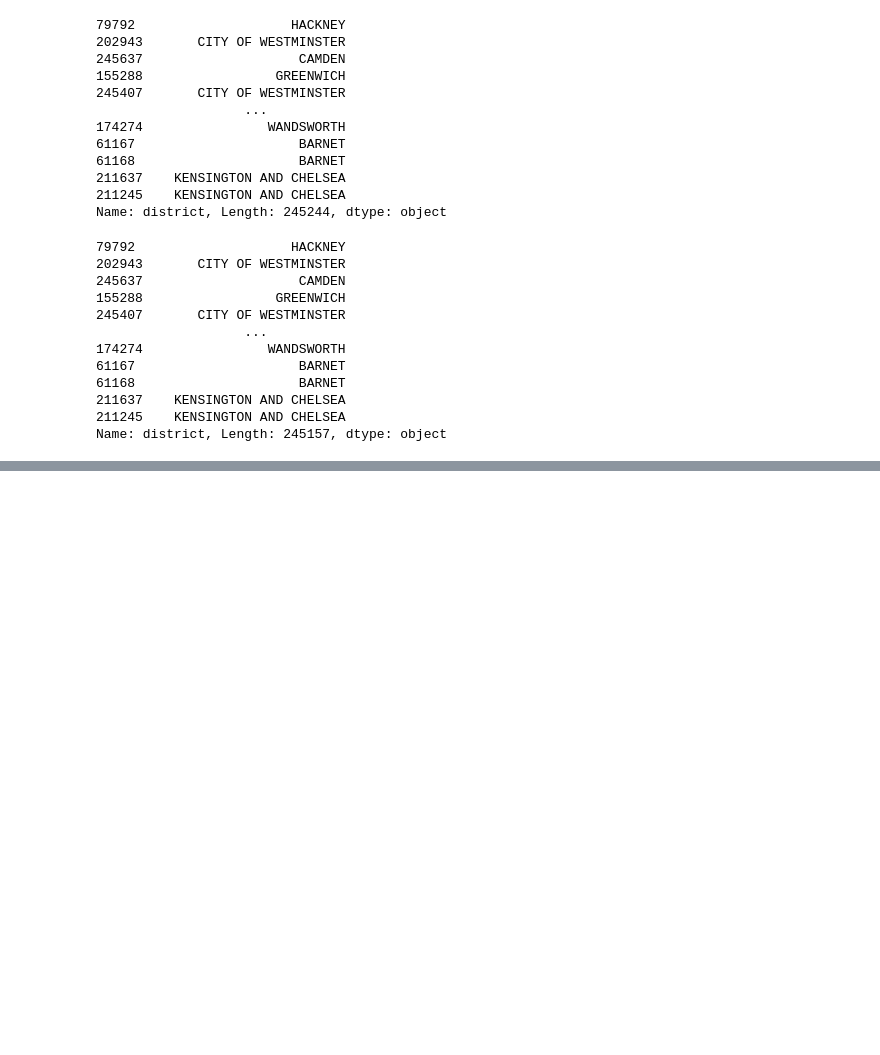
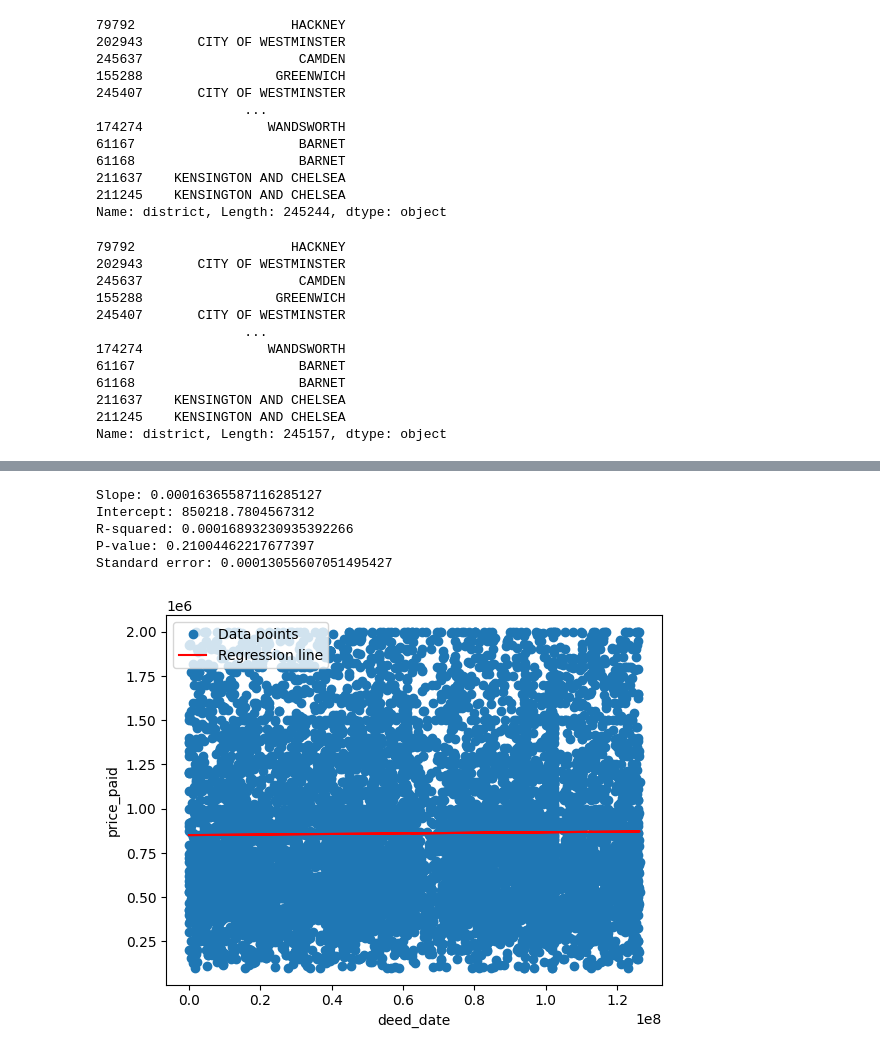
Before and after one commit to Ajeyanth/HousePrices, a Jupyter notebook: HousesPrices.ipynb, the cells around one changed output, grey strips where cells are left out. Cells and saved outputs as stored; diff of their text form; code cells hidden in the pictures; blank space fills up the shorter version.

```diff
--- a/HousesPrices.ipynb
+++ b/HousesPrices.ipynb
@@ -133,0 +136,33 @@ Standard error: 1.9318805239040154e-05
+# %%
+from scipy.stats import linregress
+import matplotlib.pyplot as plt
+
+# Sample data
+df_westminster = df_cleaned[df_cleaned['district'] == 'CITY OF WESTMINSTER']
+
+x1 = df_westminster['deed_date'] - df_westminster['deed_date'].min()
+y1 = df_westminster['price_paid'].to_numpy()
+
+# Perform linear regression
+slope, intercept, r_value, p_value, std_err = linregress(x1, y1)
+
+print(f"Slope: {slope}")
+print(f"Intercept: {intercept}")
+print(f"R-squared: {r_value**2}")
+print(f"P-value: {p_value}")
+print(f"Standard error: {std_err}")
+
+# Plot the data and the regression line
+plt.plot(x1, y1,'o', label='Data points')
+plt.plot(x1, intercept + slope*x1, color='red', label='Regression line')
+plt.xlabel('deed_date')
+plt.ylabel('price_paid')
+plt.legend()
+plt.show()
+# %% [output]
+Slope: 0.00016365587116285127
+Intercept: 850218.7804567312
+R-squared: 0.00016893230935392266
+P-value: 0.21004462217677397
+Standard error: 0.00013055607051495427
+[figure, added]
```
Also changed, not shown: parts of 1 cell of this notebook.
